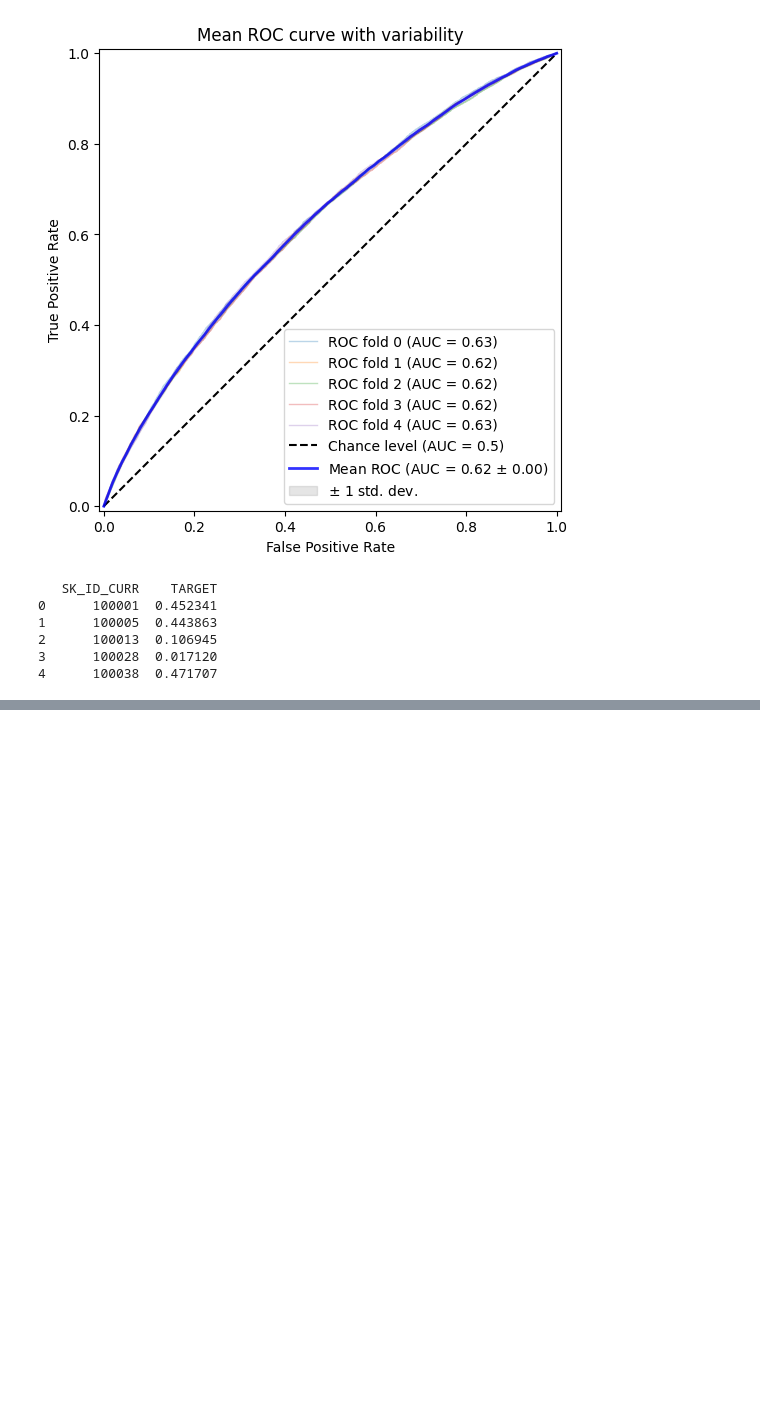
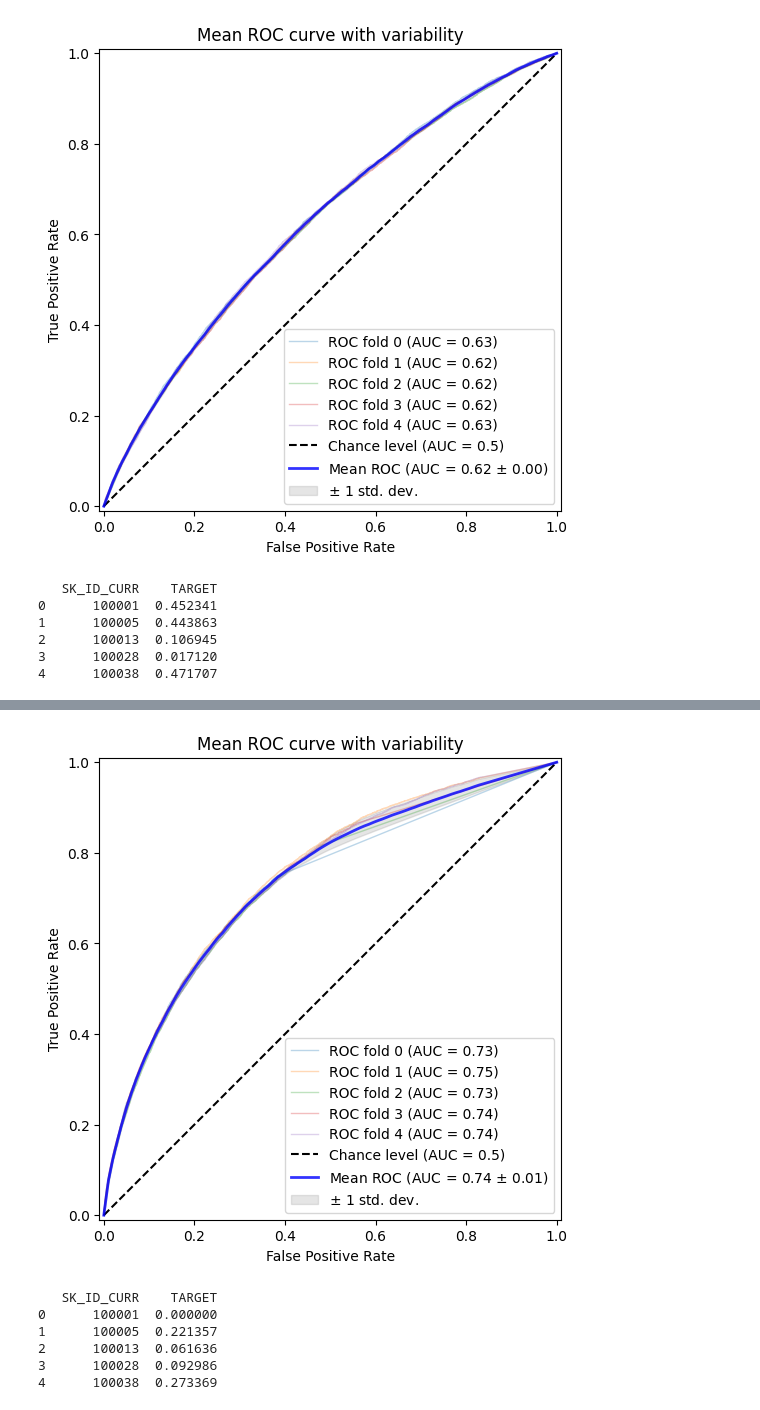
Before and after one commit to milhamramadhan12/def-risk, a Jupyter notebook: run.ipynb, the cells around one changed output, grey strips where cells are left out. Saved outputs shown, nothing was run; the diff lists cells and outputs as text; code cells hidden in the pictures; blank space fills up the shorter version.

```diff
--- a/run.ipynb
+++ b/run.ipynb
@@ -1325,0 +1810,21 @@ Penggabungan akan menggunakan agregat untuk data previous dan burreau
+# %%
+sgd_classifier = SGDClassifier(loss='modified_huber', random_state=2024)
+# %%
+sgd_classifier = roc_auc_plot(train, train_labels, cv=kfold, classifier=sgd_classifier)
+# %% [output]
+[figure, added]
+# %%
+# Make predictions on the test data
+predictions = sgd_classifier.predict_proba(test)[:, 1]
+
+# Make a submission dataframe
+submit = test_coll_removed[['SK_ID_CURR']]
+submit['TARGET'] = predictions
+print(submit.head())
+# %% [output]
+   SK_ID_CURR    TARGET
+0      100001  0.000000
+1      100005  0.221357
+2      100013  0.061636
+3      100028  0.092986
+4      100038  0.273369
```
Also changed, not shown: parts of 120 cells of this notebook, 44 other files.
